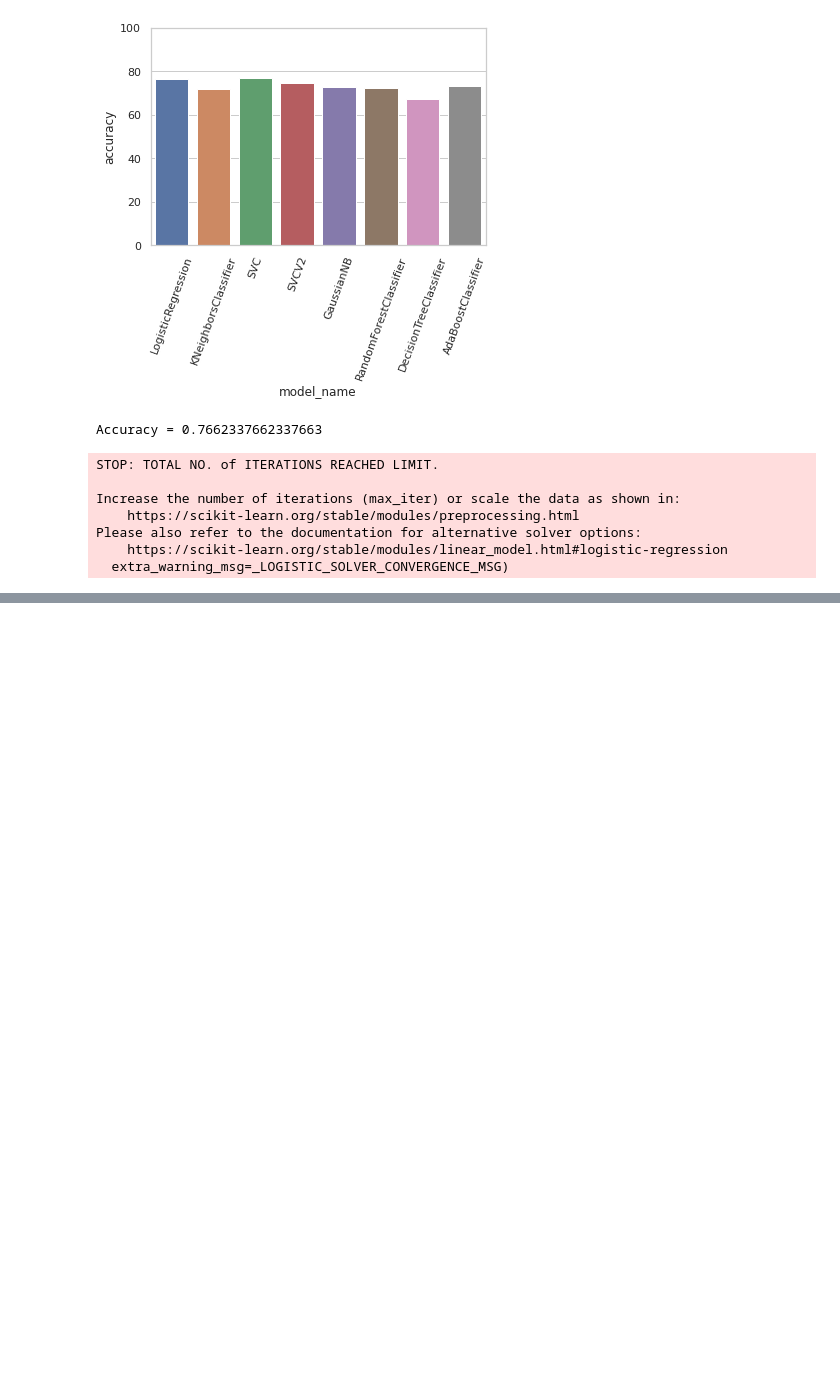
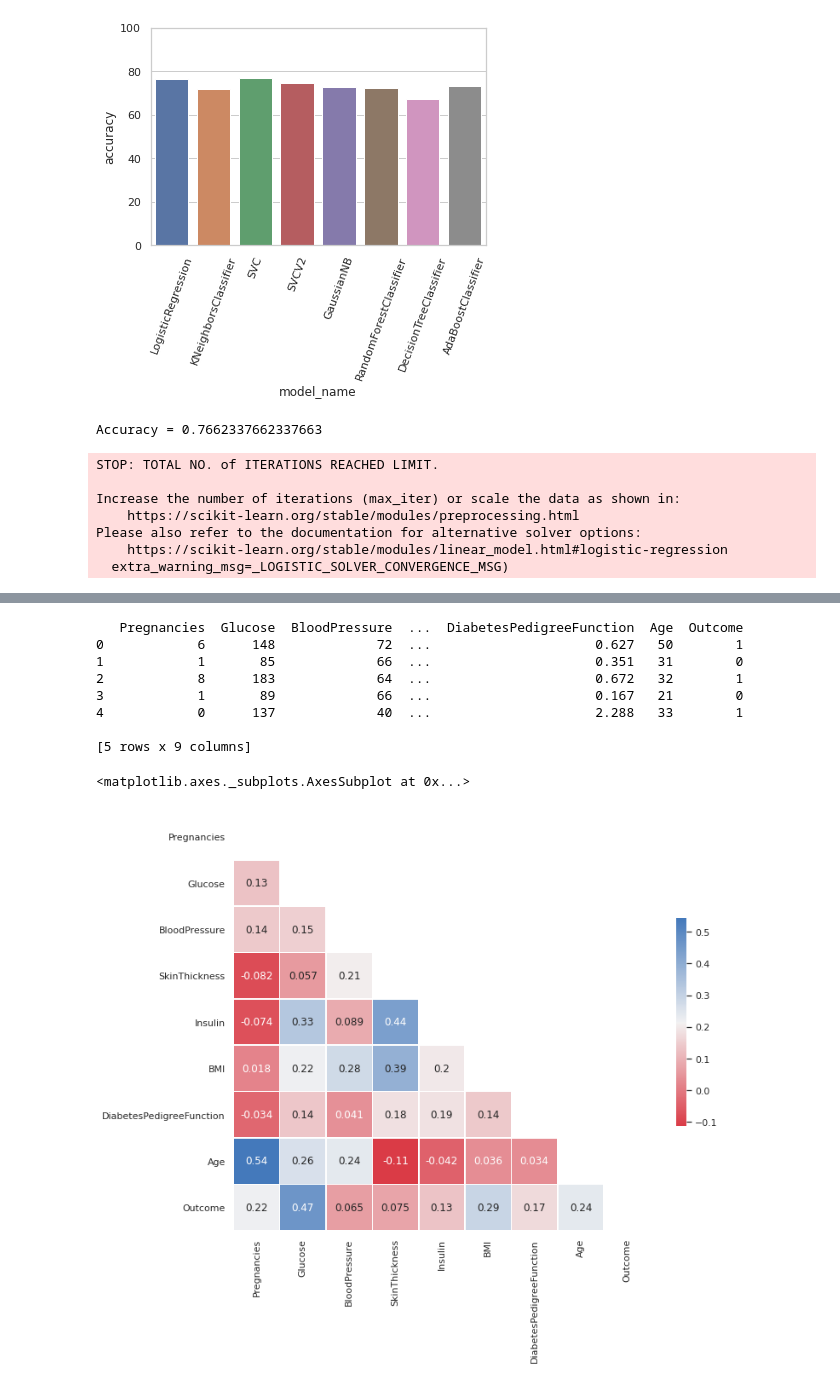
Before and after one commit to xanasa14/MLImplementations, a Jupyter notebook: DiabetesPredictor.ipynb, the cells around one changed output, grey strips where cells are left out. Cells and saved outputs as stored; diff of their text form; code cells hidden in the pictures; blank space fills up the shorter version.

```diff
--- a/DiabetesPredictor.ipynb
+++ b/DiabetesPredictor.ipynb
@@ -280,0 +437,25 @@ Please also refer to the documentation for alternative solver options:
+# %%
+data = pd.read_csv('/content/drive/MyDrive/Diabetes/diabetes.csv')
+
+print(data.head())
+# use the pands .corr() function to compute pairwise correlations for the dataframe
+corr = data.corr()
+# visualise the data with seaborn
+mask = np.triu(np.ones_like(corr, dtype=np.bool))
+sns.set_style(style = 'white')
+f, ax = plt.subplots(figsize=(11, 9))
+cmap = sns.diverging_palette(10, 250, as_cmap=True)
+sns.heatmap(corr, mask=mask, cmap=cmap,
+        square=True, annot=True,
+        linewidths=.5, cbar_kws={"shrink": .5}, annot_kws={"size":12}, ax=ax)
+# %% [output]
+   Pregnancies  Glucose  BloodPressure  ...  DiabetesPedigreeFunction  Age  Outcome
+0            6      148             72  ...                     0.627   50        1
+1            1       85             66  ...                     0.351   31        0
+2            8      183             64  ...                     0.672   32        1
+3            1       89             66  ...                     0.167   21        0
+4            0      137             40  ...                     2.288   33        1
+
+[5 rows x 9 columns]
+<matplotlib.axes._subplots.AxesSubplot at 0x...>
+[figure, added]
```
Also changed, not shown: parts of 7 cells of this notebook.
